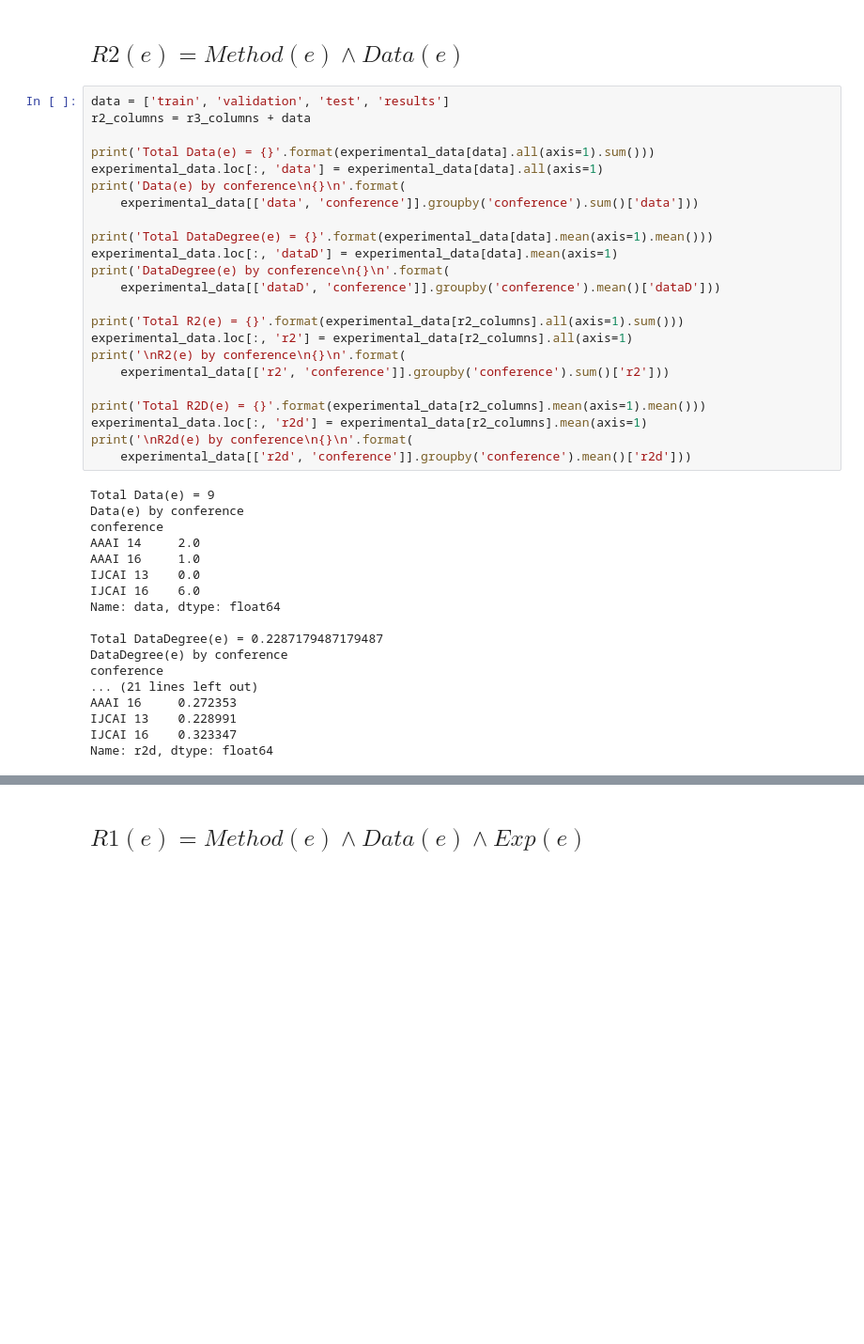
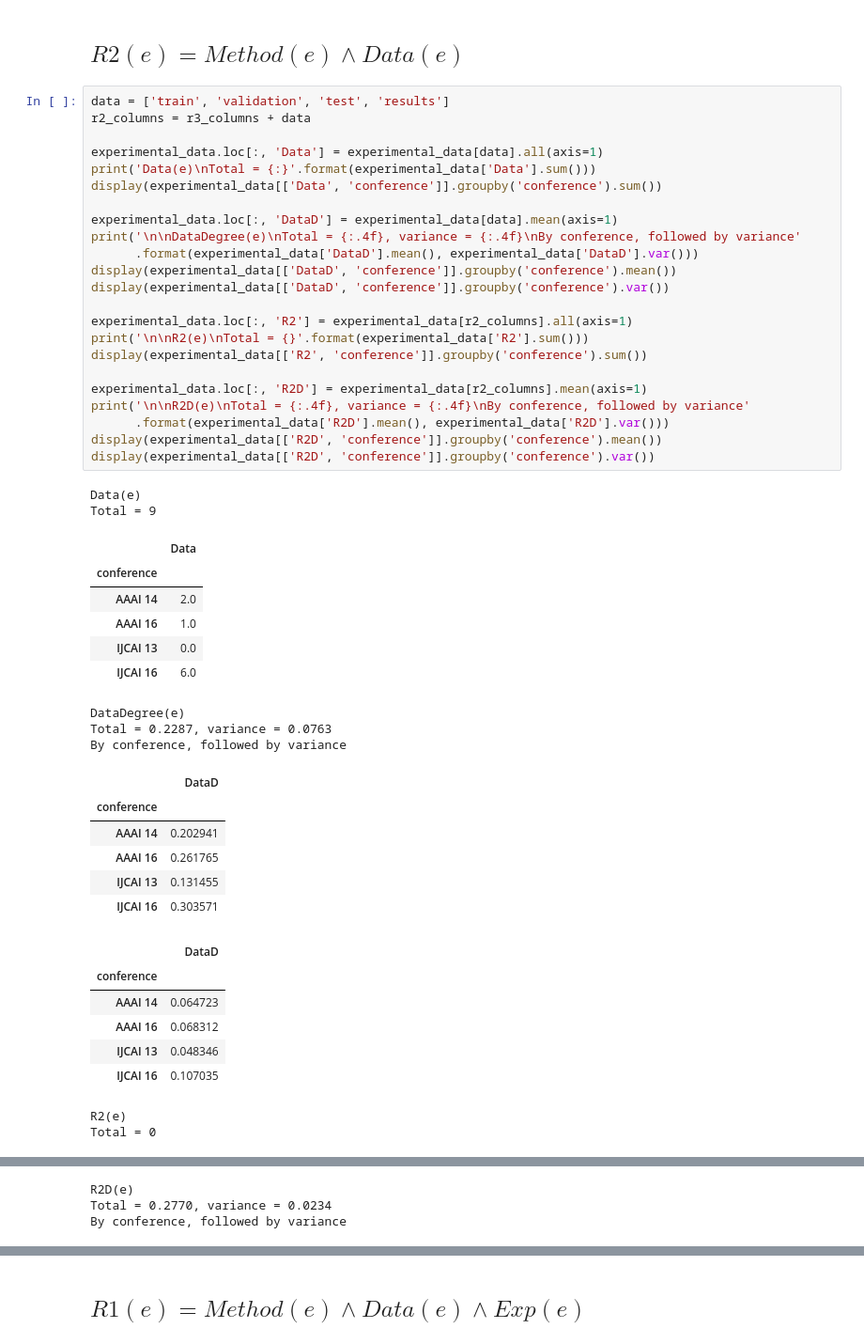
Before and after one commit to aaai2018-paperid-62/aaai2018-paperid-62, a Jupyter notebook: evaluation_analysis.ipynb, the cells around one changed output, grey strips where cells are left out. Shown at 94% size. Drawn from its saved outputs; the diff is of its cells as text; blank space fills up the shorter version.

```diff
--- a/evaluation_analysis.ipynb
+++ b/evaluation_analysis.ipynb
@@ -122,41 +126,49 @@ Name: r3d, dtype: float64
 # %%
 data = ['train', 'validation', 'test', 'results']
 r2_columns = r3_columns + data
 
-print('Total Data(e) = {}'.format(experimental_data[data].all(axis=1).sum()))
-experimental_data.loc[:, 'data'] = experimental_data[data].all(axis=1)
-print('Data(e) by conference\n{}\n'.format(
-    experimental_data[['data', 'conference']].groupby('conference').sum()['data']))
+experimental_data.loc[:, 'Data'] = experimental_data[data].all(axis=1)
+print('Data(e)\nTotal = {:}'.format(experimental_data['Data'].sum()))
+display(experimental_data[['Data', 'conference']].groupby('conference').sum())
 
-print('Total DataDegree(e) = {}'.format(experimental_data[data].mean(axis=1).mean()))
-experimental_data.loc[:, 'dataD'] = experimental_data[data].mean(axis=1)
-print('DataDegree(e) by conference\n{}\n'.format(
-    experimental_data[['dataD', 'conference']].groupby('conference').mean()['dataD']))
+experimental_data.loc[:, 'DataD'] = experimental_data[data].mean(axis=1)
+print('\n\nDataDegree(e)\nTotal = {:.4f}, variance = {:.4f}\nBy conference, followed by variance'
+      .format(experimental_data['DataD'].mean(), experimental_data['DataD'].var()))
+display(experimental_data[['DataD', 'conference']].groupby('conference').mean())
+display(experimental_data[['DataD', 'conference']].groupby('conference').var())
 
-print('Total R2(e) = {}'.format(experimental_data[r2_columns].all(axis=1).sum()))
-experimental_data.loc[:, 'r2'] = experimental_data[r2_columns].all(axis=1)
-print('\nR2(e) by conference\n{}\n'.format(
-    experimental_data[['r2', 'conference']].groupby('conference').sum()['r2']))
+experimental_data.loc[:, 'R2'] = experimental_data[r2_columns].all(axis=1)
+print('\n\nR2(e)\nTotal = {}'.format(experimental_data['R2'].sum()))
+display(experimental_data[['R2', 'conference']].groupby('conference').sum())
 
-print('Total R2D(e) = {}'.format(experimental_data[r2_columns].mean(axis=1).mean()))
-experimental_data.loc[:, 'r2d'] = experimental_data[r2_columns].mean(axis=1)
-print('\nR2d(e) by conference\n{}\n'.format(
-    experimental_data[['r2d', 'conference']].groupby('conference').mean()['r2d']))
+experimental_data.loc[:, 'R2D'] = experimental_data[r2_columns].mean(axis=1)
+print('\n\nR2D(e)\nTotal = {:.4f}, variance = {:.4f}\nBy conference, followed by variance'
+      .format(experimental_data['R2D'].mean(), experimental_data['R2D'].var()))
+display(experimental_data[['R2D', 'conference']].groupby('conference').mean())
+display(experimental_data[['R2D', 'conference']].groupby('conference').var())
 # %% [output]
-Total Data(e) = 9
-Data(e) by conference
-conference
-AAAI 14     2.0
-AAAI 16     1.0
-IJCAI 13    0.0
-IJCAI 16    6.0
-Name: data, dtype: float64
-
-Total DataDegree(e) = 0.2287179487179487
-DataDegree(e) by conference
-conference
-... (21 lines left out)
-AAAI 16     0.272353
-IJCAI 13    0.228991
-IJCAI 16    0.323347
-Name: r2d, dtype: float64
+Data(e)
+Total = 9
+|  | Data |
+| conference |  |
+| AAAI 14 | 2.0 |
+| AAAI 16 | 1.0 |
+| IJCAI 13 | 0.0 |
+| IJCAI 16 | 6.0 |
+DataDegree(e)
+Total = 0.2287, variance = 0.0763
+By conference, followed by variance
+|  | DataD |
+| conference |  |
+| AAAI 14 | 0.202941 |
+| AAAI 16 | 0.261765 |
+| IJCAI 13 | 0.131455 |
+| IJCAI 16 | 0.303571 |
+|  | DataD |
+| conference |  |
+| AAAI 14 | 0.064723 |
+| AAAI 16 | 0.068312 |
+| IJCAI 13 | 0.048346 |
+| IJCAI 16 | 0.107035 |
+R2(e)
+Total = 0
@@ -162,0 +181,3 @@ Name: r2d, dtype: float64
+R2D(e)
+Total = 0.2770, variance = 0.0234
+By conference, followed by variance
```
Also changed, not shown: parts of 3 cells of this notebook.
